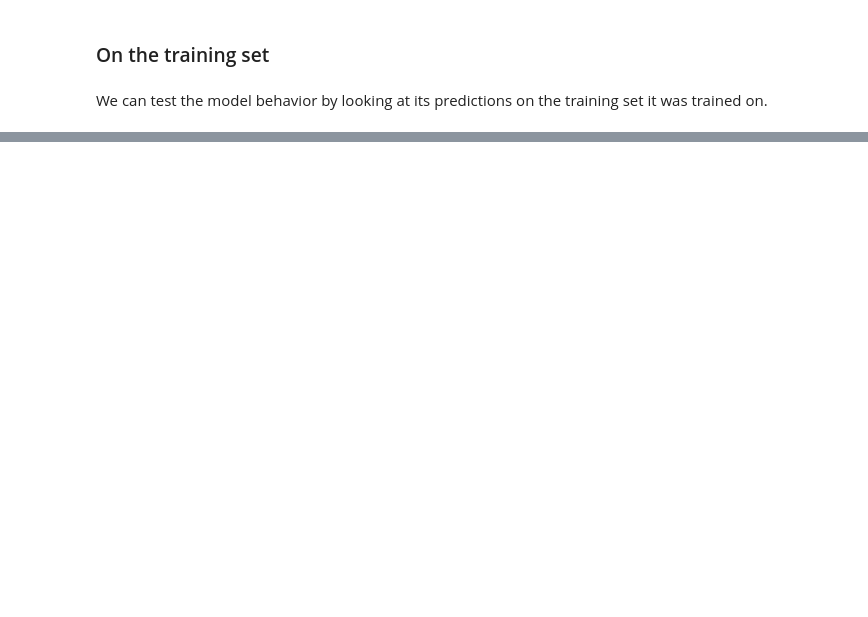
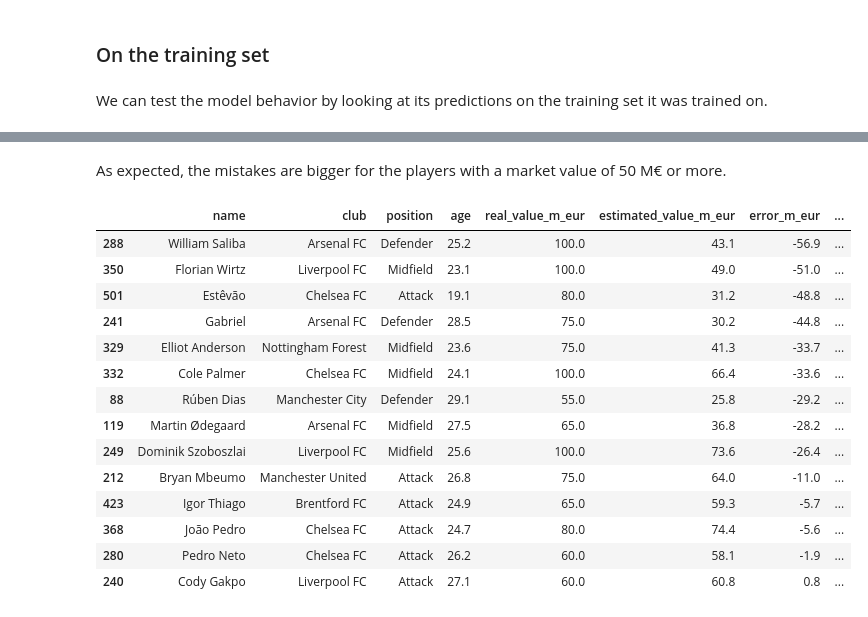
Before and after one commit to htm21/premier-league-market-value, a Jupyter notebook: notebooks/05_regression_model.ipynb, the cells around one changed output, grey strips where cells are left out. Saved outputs shown, nothing was run; the diff lists cells and outputs as text; code cells hidden in the pictures; blank space fills up the shorter version.

```diff
--- a/notebooks/05_regression_model.ipynb
+++ b/notebooks/05_regression_model.ipynb
@@ -285,0 +333,12 @@ The model explains the season afterwards, it does not predict it: the minutes, g
+# %%
+# One row per test player: real value, value estimated by the random forest, and the error, in M€.
+errors = pl_players_2025_26.loc[X_test.index, ["name", "club", "position", "age"]].copy()
+errors["real_value_m_eur"] = np.exp(y_test) / 1e6
+errors["estimated_value_m_eur"] = np.exp(y_predicted_rf) / 1e6
+
+# Error > 0: the model overestimates the player, error < 0: it underestimates him.
+errors["error_m_eur"] = errors["estimated_value_m_eur"] - errors["real_value_m_eur"]
+errors["abs_error_m_eur"] = errors["error_m_eur"].abs()
+errors["abs_error_pct"] = 100 * errors["abs_error_m_eur"] / errors["real_value_m_eur"]
+
+errors.sort_values("abs_error_m_eur", ascending=False).head(10).round(1)
@@ -285,0 +357,20 @@ The model explains the season afterwards, it does not predict it: the minutes, g
+# %% [markdown]
+As expected, the mistakes are bigger for the players with a market value of 50 M€ or more.
+# %%
+errors[errors["real_value_m_eur"] >= 50].sort_values("error_m_eur").round(1)
+# %% [output]
+|  | name | club | position | age | real_value_m_eur | estimated_value_m_eur | error_m_eur | ... |
+| 288 | William Saliba | Arsenal FC | Defender | 25.2 | 100.0 | 43.1 | -56.9 | ... |
+| 350 | Florian Wirtz | Liverpool FC | Midfield | 23.1 | 100.0 | 49.0 | -51.0 | ... |
+| 501 | Estêvão | Chelsea FC | Attack | 19.1 | 80.0 | 31.2 | -48.8 | ... |
+| 241 | Gabriel | Arsenal FC | Defender | 28.5 | 75.0 | 30.2 | -44.8 | ... |
+| 329 | Elliot Anderson | Nottingham Forest | Midfield | 23.6 | 75.0 | 41.3 | -33.7 | ... |
+| 332 | Cole Palmer | Chelsea FC | Midfield | 24.1 | 100.0 | 66.4 | -33.6 | ... |
+| 88 | Rúben Dias | Manchester City | Defender | 29.1 | 55.0 | 25.8 | -29.2 | ... |
+| 119 | Martin Ødegaard | Arsenal FC | Midfield | 27.5 | 65.0 | 36.8 | -28.2 | ... |
+| 249 | Dominik Szoboszlai | Liverpool FC | Midfield | 25.6 | 100.0 | 73.6 | -26.4 | ... |
+| 212 | Bryan Mbeumo | Manchester United | Attack | 26.8 | 75.0 | 64.0 | -11.0 | ... |
+| 423 | Igor Thiago | Brentford FC | Attack | 24.9 | 65.0 | 59.3 | -5.7 | ... |
+| 368 | João Pedro | Chelsea FC | Attack | 24.7 | 80.0 | 74.4 | -5.6 | ... |
+| 280 | Pedro Neto | Chelsea FC | Attack | 26.2 | 60.0 | 58.1 | -1.9 | ... |
+| 240 | Cody Gakpo | Liverpool FC | Attack | 27.1 | 60.0 | 60.8 | 0.8 | ... |
```
Also changed, not shown: parts of 82 cells of this notebook, 1 other file.
